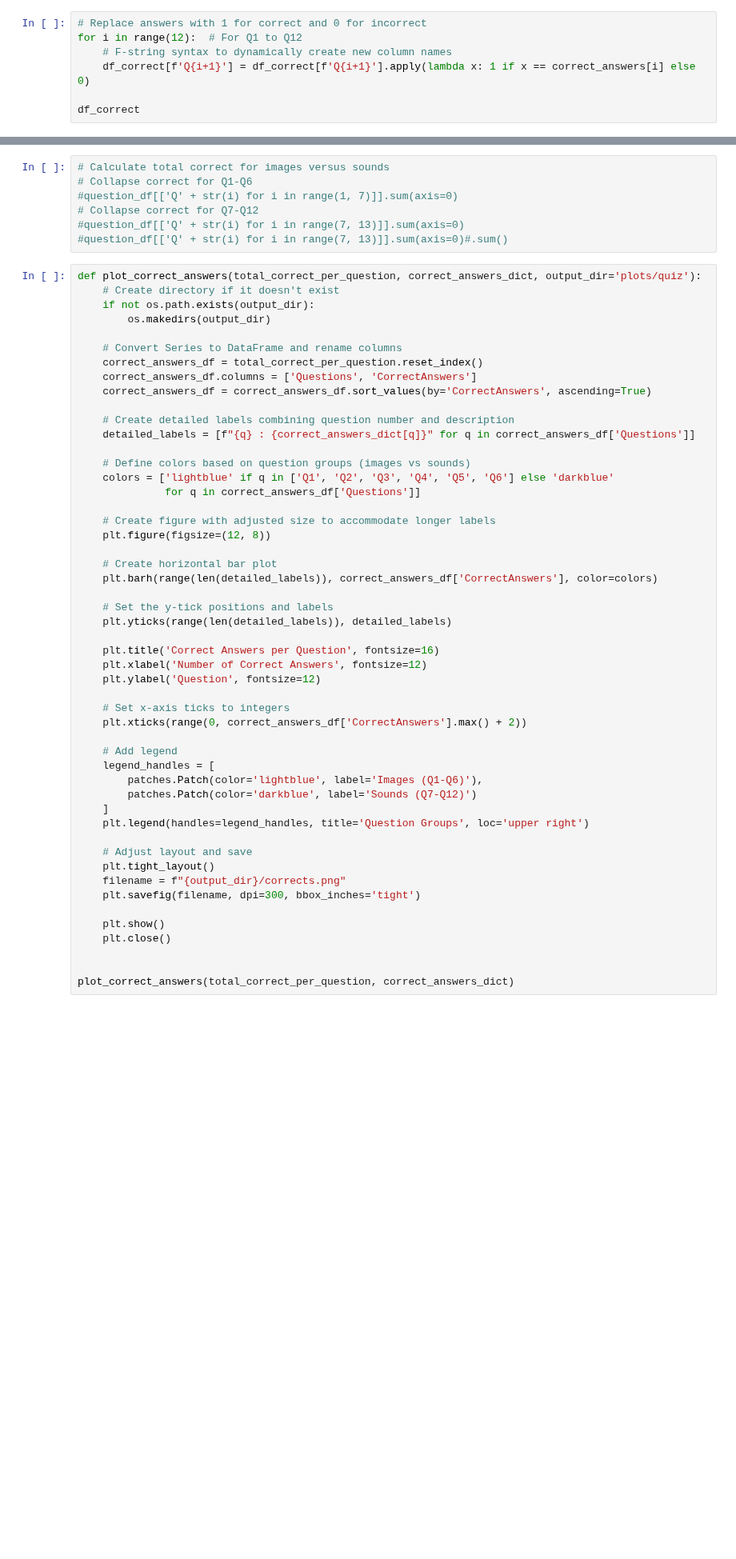
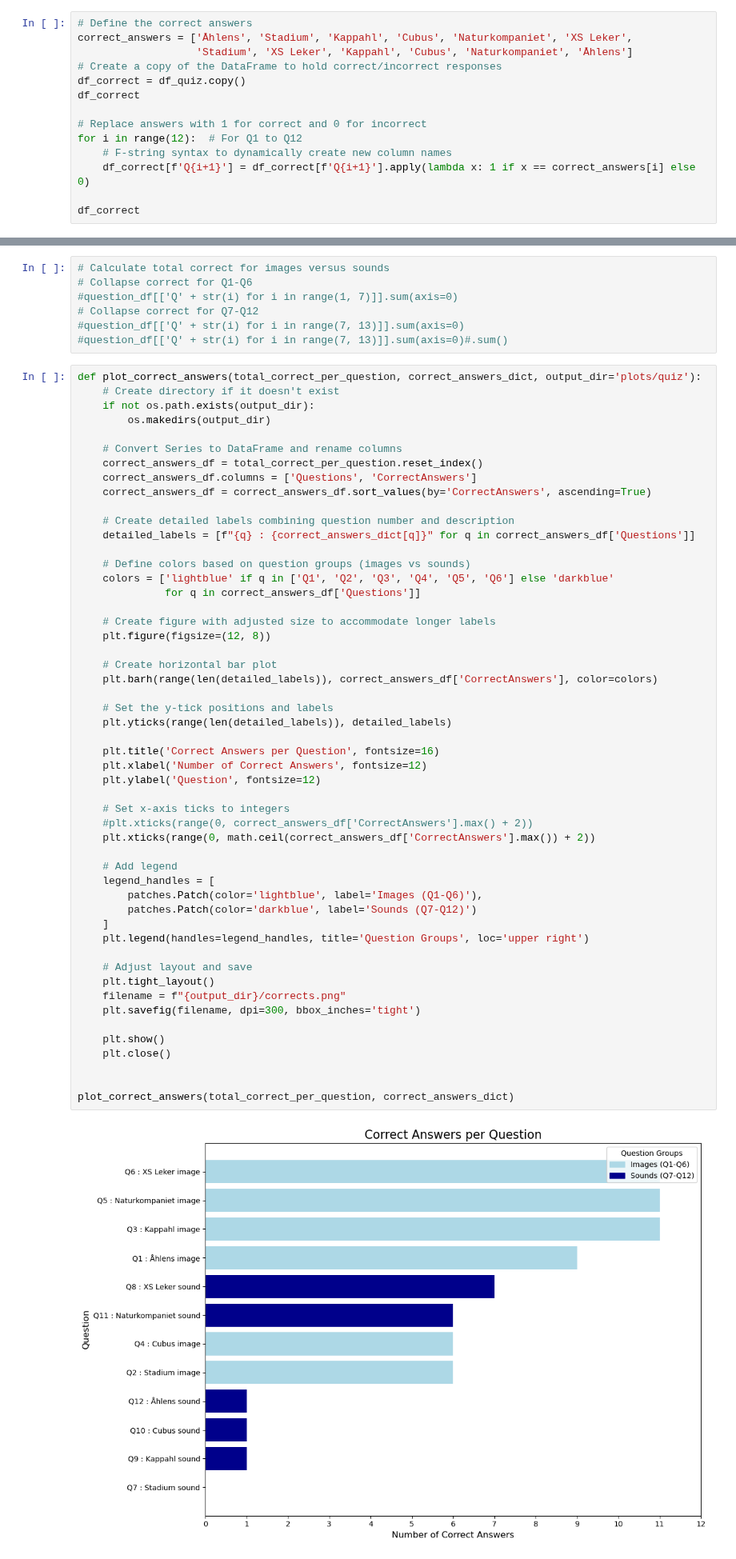
Before and after one commit to emmenru/Music-AI-workshop, a Jupyter notebook: AI-music-workshop.ipynb, the cells around one changed output, grey strips where cells are left out. Shown at 80% size. Cells and saved outputs as stored; diff of their text form; blank space fills up the shorter version.

```diff
--- a/AI-music-workshop.ipynb
+++ b/AI-music-workshop.ipynb
@@ -612,4 +671,11 @@ df_correct
 # %%
+# Define the correct answers
+correct_answers = ['Åhlens', 'Stadium', 'Kappahl', 'Cubus', 'Naturkompaniet', 'XS Leker',
+                   'Stadium', 'XS Leker', 'Kappahl', 'Cubus', 'Naturkompaniet', 'Åhlens']
+# Create a copy of the DataFrame to hold correct/incorrect responses
+df_correct = df_quiz.copy()
+df_correct
+
 # Replace answers with 1 for correct and 0 for incorrect
 for i in range(12):  # For Q1 to Q12
     # F-string syntax to dynamically create new column names
@@ -664,34 +804,37 @@ def plot_correct_answers(total_correct_per_question, correct_answers_dict, outpu
 
     # Create horizontal bar plot
     plt.barh(range(len(detailed_labels)), correct_answers_df['CorrectAnswers'], color=colors)
 
     # Set the y-tick positions and labels
     plt.yticks(range(len(detailed_labels)), detailed_labels)
 
     plt.title('Correct Answers per Question', fontsize=16)
     plt.xlabel('Number of Correct Answers', fontsize=12)
     plt.ylabel('Question', fontsize=12)
 
     # Set x-axis ticks to integers
-    plt.xticks(range(0, correct_answers_df['CorrectAnswers'].max() + 2))
+    #plt.xticks(range(0, correct_answers_df['CorrectAnswers'].max() + 2))
+    plt.xticks(range(0, math.ceil(correct_answers_df['CorrectAnswers'].max()) + 2))
 
     # Add legend
     legend_handles = [
         patches.Patch(color='lightblue', label='Images (Q1-Q6)'),
         patches.Patch(color='darkblue', label='Sounds (Q7-Q12)')
     ]
     plt.legend(handles=legend_handles, title='Question Groups', loc='upper right')
 
     # Adjust layout and save
     plt.tight_layout()
     filename = f"{output_dir}/corrects.png"
     plt.savefig(filename, dpi=300, bbox_inches='tight')
 
     plt.show()
     plt.close()
 
 
 plot_correct_answers(total_correct_per_question, correct_answers_dict)
+# %% [output]
+[figure, added]
 # %% [markdown]
 ## Save and export results
 # %% [markdown]
```
Also changed, not shown: parts of 24 cells of this notebook, 17 other files.
